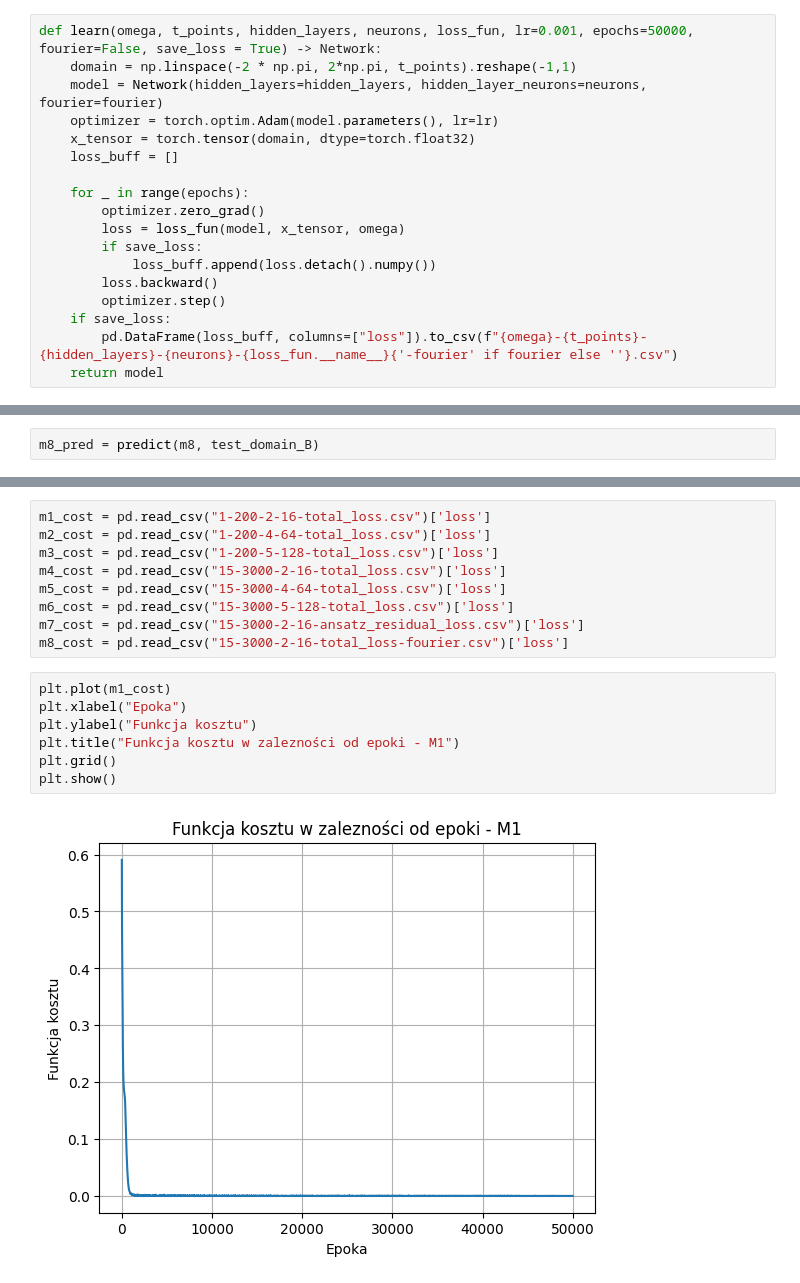
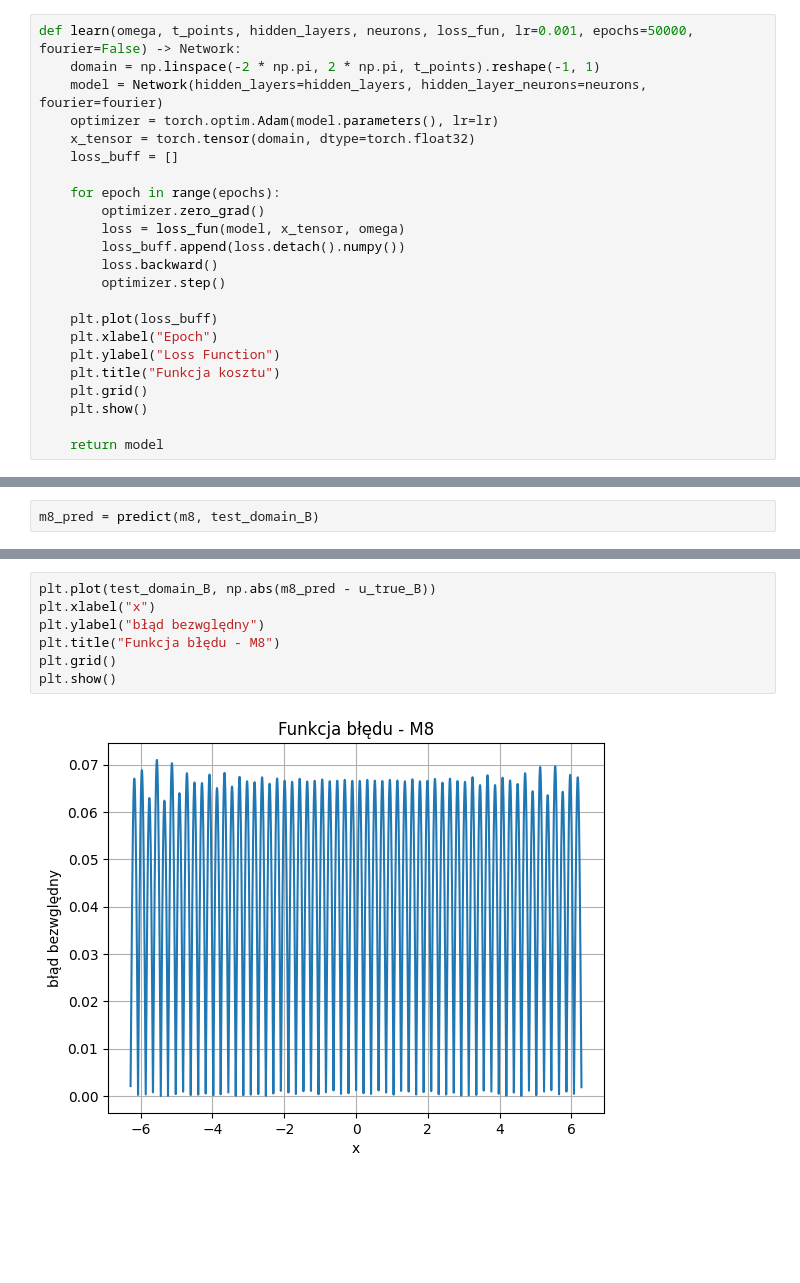
Before and after one commit to biganton/MOWNIT, a Jupyter notebook: lab10/lab10/zad1.ipynb, the cells around one changed output, grey strips where cells are left out. Saved outputs shown, nothing was run; the diff lists cells and outputs as text; blank space fills up the shorter version.

```diff
--- a/lab10/lab10/zad1.ipynb
+++ b/lab10/lab10/zad1.ipynb
@@ -115,20 +115,25 @@ def total_loss(model: nn.Module, x, omega):
 # %%
-def learn(omega, t_points, hidden_layers, neurons, loss_fun, lr=0.001, epochs=50000, fourier=False, save_loss = True) -> Network:
-    domain = np.linspace(-2 * np.pi, 2*np.pi, t_points).reshape(-1,1)
+def learn(omega, t_points, hidden_layers, neurons, loss_fun, lr=0.001, epochs=50000, fourier=False) -> Network:
+    domain = np.linspace(-2 * np.pi, 2 * np.pi, t_points).reshape(-1, 1)
     model = Network(hidden_layers=hidden_layers, hidden_layer_neurons=neurons, fourier=fourier)
     optimizer = torch.optim.Adam(model.parameters(), lr=lr)
     x_tensor = torch.tensor(domain, dtype=torch.float32)
     loss_buff = []
 
-    for _ in range(epochs):
+    for epoch in range(epochs):
         optimizer.zero_grad()
         loss = loss_fun(model, x_tensor, omega)
-        if save_loss:
-            loss_buff.append(loss.detach().numpy())
+        loss_buff.append(loss.detach().numpy())
         loss.backward()
         optimizer.step()
-    if save_loss:
-        pd.DataFrame(loss_buff, columns=["loss"]).to_csv(f"{omega}-{t_points}-{hidden_layers}-{neurons}-{loss_fun.__name__}{'-fourier' if fourier else ''}.csv")
+
+    plt.plot(loss_buff)
+    plt.xlabel("Epoch")
+    plt.ylabel("Loss Function")
+    plt.title("Funkcja kosztu")
+    plt.grid()
+    plt.show()
+
     return model
 # %%
 def predict(model: nn.Module, domain):
@@ -290,18 +372,9 @@ plt.show()
-# %%
-m1_cost = pd.read_csv("1-200-2-16-total_loss.csv")['loss']
-m2_cost = pd.read_csv("1-200-4-64-total_loss.csv")['loss']
-m3_cost = pd.read_csv("1-200-5-128-total_loss.csv")['loss']
-m4_cost = pd.read_csv("15-3000-2-16-total_loss.csv")['loss']
-m5_cost = pd.read_csv("15-3000-4-64-total_loss.csv")['loss']
-m6_cost = pd.read_csv("15-3000-5-128-total_loss.csv")['loss']
-m7_cost = pd.read_csv("15-3000-2-16-ansatz_residual_loss.csv")['loss']
-m8_cost = pd.read_csv("15-3000-2-16-total_loss-fourier.csv")['loss']
 # %%
-plt.plot(m1_cost)
-plt.xlabel("Epoka")
-plt.ylabel("Funkcja kosztu")
-plt.title("Funkcja kosztu w zalezności od epoki - M1")
+plt.plot(test_domain_B, np.abs(m8_pred - u_true_B))
+plt.xlabel("x")
+plt.ylabel("błąd bezwględny")
+plt.title("Funkcja błędu - M8")
 plt.grid()
 plt.show()
 # %% [output]
-[figure, old version]
+[figure, new version]
```
Also changed, not shown: parts of 46 cells of this notebook, 1 other file.
